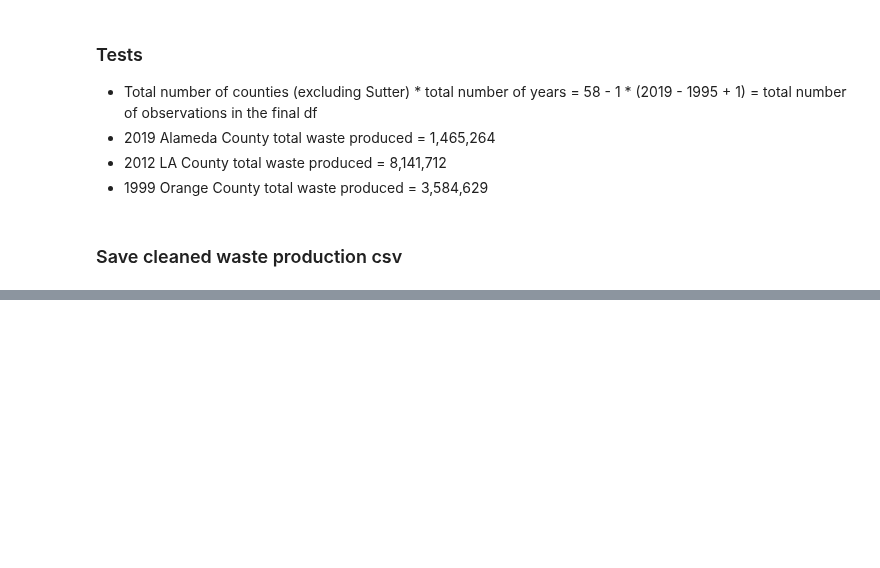
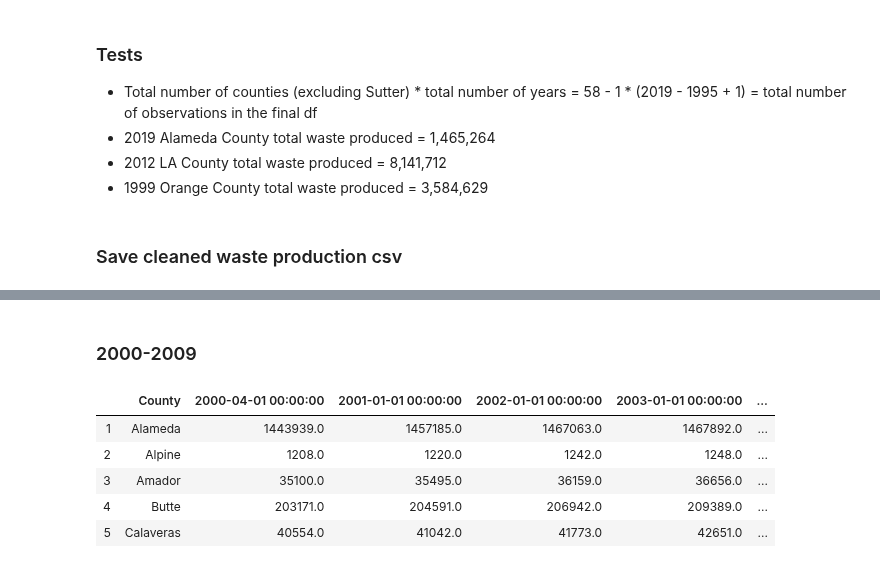
Before and after one commit to matthew-y-dong/ca-waste, a Jupyter notebook: preprocess-data/data-cleaning.ipynb, the cells around one changed output, grey strips where cells are left out. Drawn from its saved outputs; the diff is of its cells as text; code cells hidden in the pictures; blank space fills up the shorter version.

```diff
--- a/preprocess-data/data-cleaning.ipynb
+++ b/preprocess-data/data-cleaning.ipynb
@@ -91,0 +136,17 @@ county_population_2000_2010 =
+# %% [markdown]
+### 2000-2009
+# %%
+county_population_2000_2009 = pd.read_excel("../data/ca-finance-dpt-county-populations-2000-2009.xls",
+                                            sheet_name="Table 1 County State",
+                                            header=3, skipfooter=2)
+county_population_2000_2009.rename(columns={"COUNTY":"County"}, inplace=True)
+county_population_2000_2009["County"] = county_population_2000_2009.County.str.strip()
+county_population_2000_2009.dropna(how='all', inplace=True)
+county_population_2000_2009.head()
+# %% [output]
+|  | County | 2000-04-01 00:00:00 | 2001-01-01 00:00:00 | 2002-01-01 00:00:00 | 2003-01-01 00:00:00 | ... |
+| 1 | Alameda | 1443939.0 | 1457185.0 | 1467063.0 | 1467892.0 | ... |
+| 2 | Alpine | 1208.0 | 1220.0 | 1242.0 | 1248.0 | ... |
+| 3 | Amador | 35100.0 | 35495.0 | 36159.0 | 36656.0 | ... |
+| 4 | Butte | 203171.0 | 204591.0 | 206942.0 | 209389.0 | ... |
+| 5 | Calaveras | 40554.0 | 41042.0 | 41773.0 | 42651.0 | ... |
```
Also changed, not shown: parts of 16 cells of this notebook, 3 other files.
